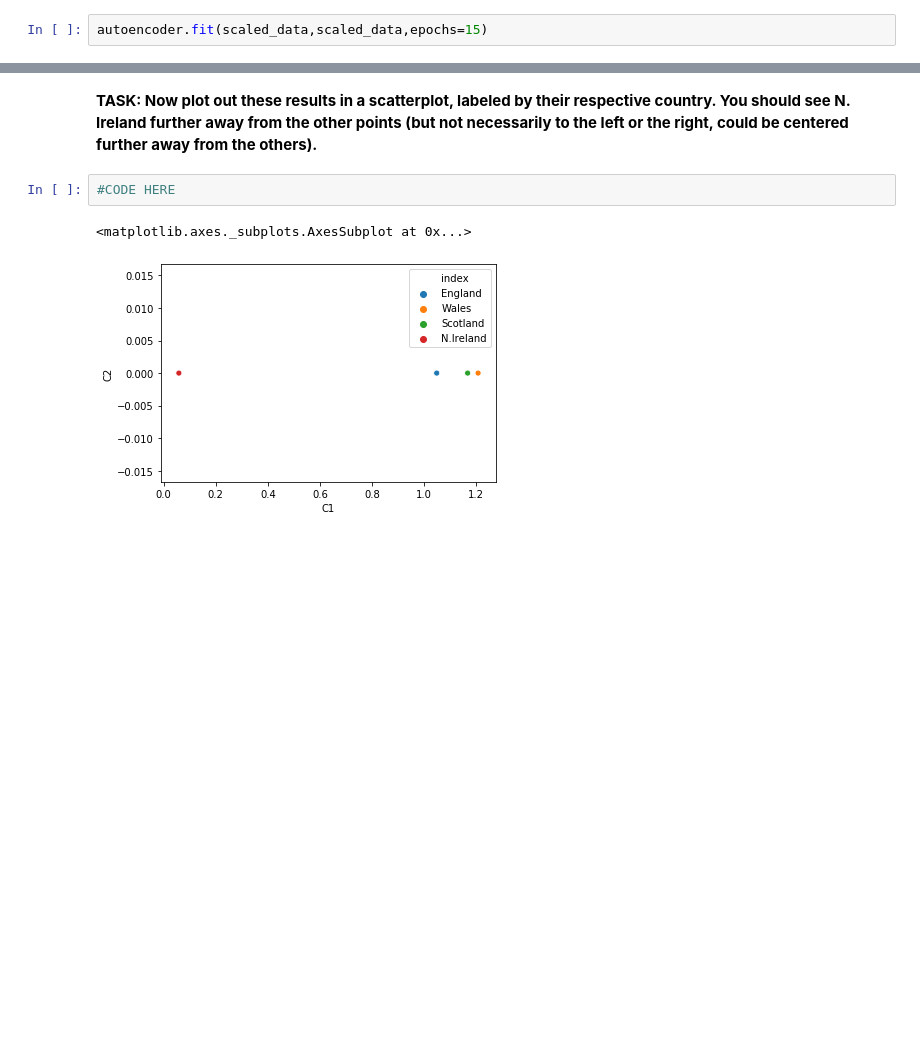
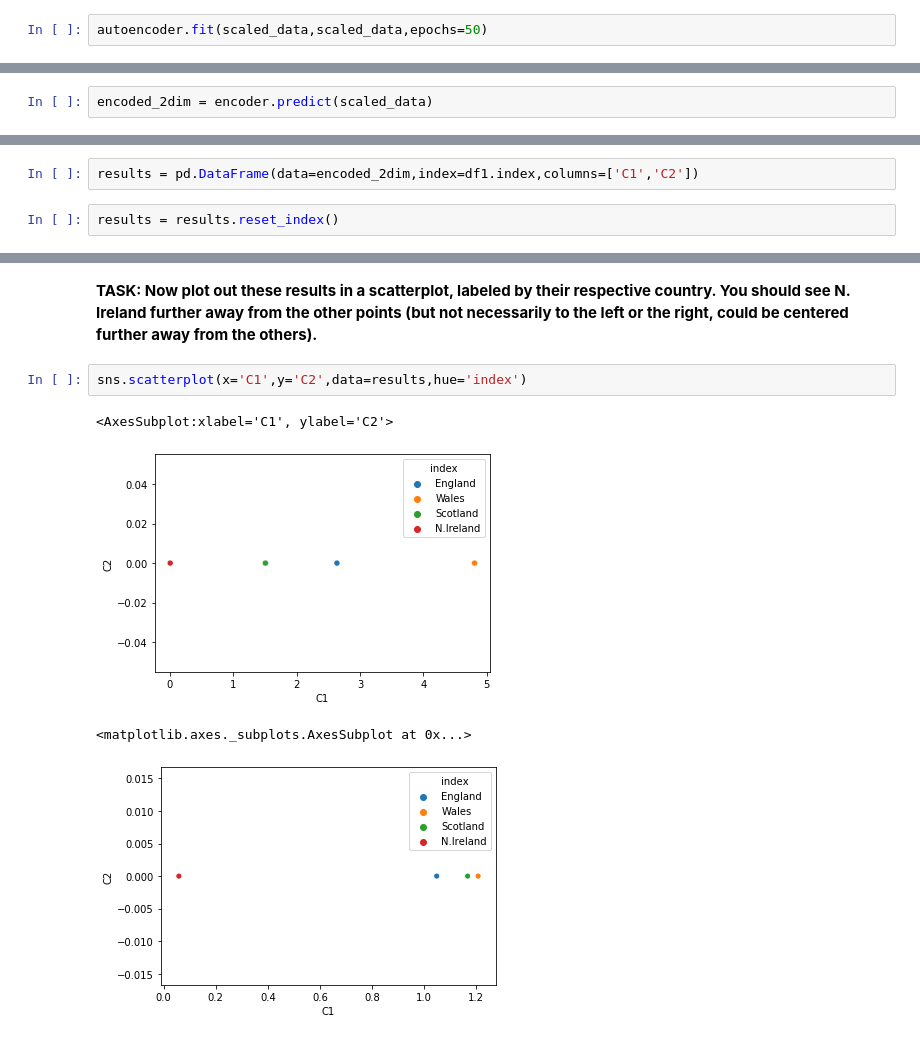
Before and after one commit to PatrickTung/Pierian_Tensorflow_and_Keras, a Jupyter notebook: 07-AutoEncoders/02-Autoencoder-Exercise.ipynb, the cells around one changed output, grey strips where cells are left out. Drawn from its saved outputs; the diff is of its cells as text; blank space fills up the shorter version.

```diff
--- a/07-AutoEncoders/02-Autoencoder-Exercise.ipynb
+++ b/07-AutoEncoders/02-Autoencoder-Exercise.ipynb
@@ -186,5 +167,5 @@ array([[1.        , 0.45      , 0.4562212 , 0.80597015, 0.17647059,
 # %% [markdown]
 **TASK: Fit the autoencoder to the scaled data for 15 epochs.**
 # %%
-autoencoder.fit(scaled_data,scaled_data,epochs=15)
+autoencoder.fit(scaled_data,scaled_data,epochs=50)
 # %% [output]
@@ -232,0 +212,2 @@ Epoch 15/15
+# %%
+encoded_2dim = encoder.predict(scaled_data)
@@ -243,6 +233,10 @@ array([[1.0482036 , 0.        ],
 # %%
 # %% [output]
 Index(['England', 'Wales', 'Scotland', 'N.Ireland'], dtype='object')
+# %%
+results = pd.DataFrame(data=encoded_2dim,index=df1.index,columns=['C1','C2'])
+# %%
+results = results.reset_index()
 # %%
 # %% [output]
 |  | index | C1 | C2 |
@@ -253,7 +255,10 @@ Index(['England', 'Wales', 'Scotland', 'N.Ireland'], dtype='object')
 # %% [markdown]
 **TASK: Now plot out these results in a scatterplot, labeled by their respective country. You should see N. Ireland further away from the other points (but not necessarily to the left or the right, could be centered further away from the others).**
-# %%
-#CODE HERE
+# %%
+sns.scatterplot(x='C1',y='C2',data=results,hue='index')
+# %% [output]
+<AxesSubplot:xlabel='C1', ylabel='C2'>
+[figure, added]
 # %%
 # %% [output]
 <matplotlib.axes._subplots.AxesSubplot at 0x...>
```
Also changed, not shown: parts of 11 cells of this notebook.
